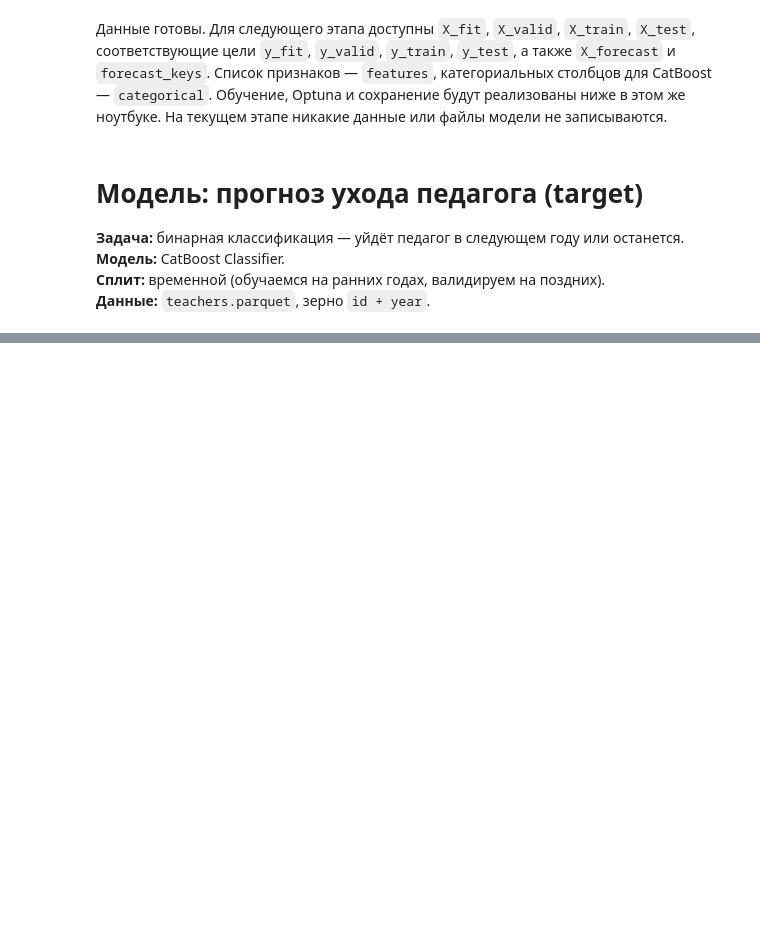
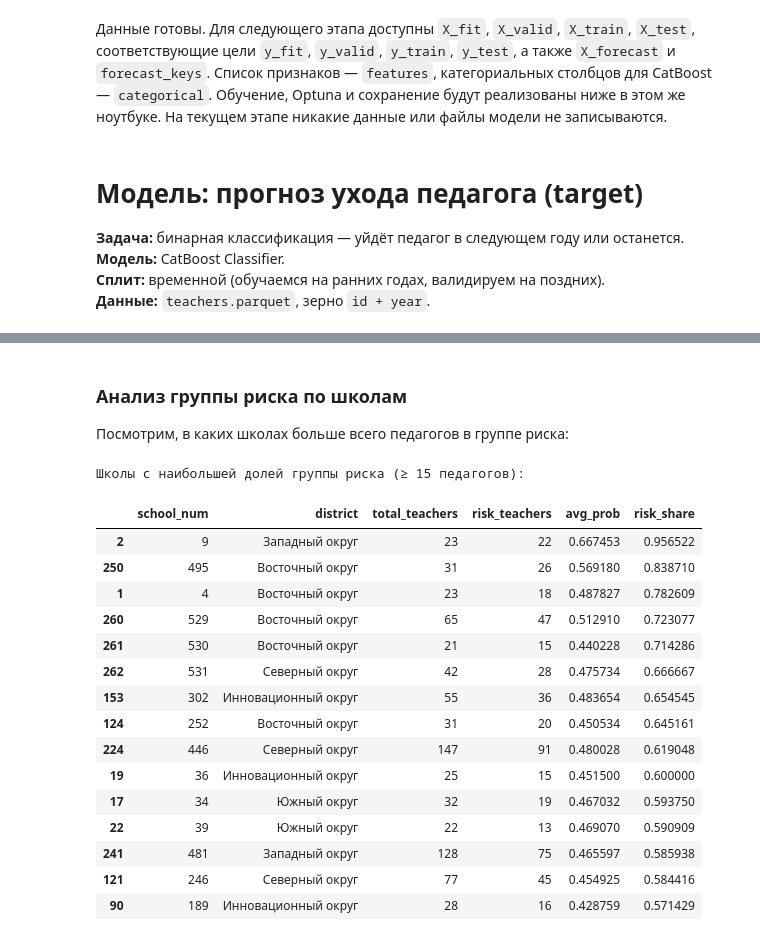
Before and after one commit to Ar4eRSp/hr-teachers, a Jupyter notebook: prototype/model.ipynb, the cells around one changed output, grey strips where cells are left out. Drawn from its saved outputs; the diff is of its cells as text; code cells hidden in the pictures; blank space fills up the shorter version.

```diff
--- a/prototype/model.ipynb
+++ b/prototype/model.ipynb
@@ -237,11 +122,0 @@ Valid: 17394 строк, год [2023]
-# %%
-X_train = train[feature_cols]
-y_train = train["target"]
-
-X_valid = valid[feature_cols]
-y_valid = valid["target"]
-
-cat_indices = [feature_cols.index(c) for c in cat_cols]
-
-train_pool = Pool(X_train, y_train, cat_features=cat_indices)
-valid_pool = Pool(X_valid, y_valid, cat_features=cat_indices)
@@ -457,0 +375,48 @@ print(f"   - Метаданные: artifacts.pkl (порог={optimal_threshold:
+# %% [markdown]
+### Анализ группы риска по школам
+Посмотрим, в каких школах больше всего педагогов в группе риска:
+# %%
+forecast_full = forecast_df.merge(
+    df[df['year'] == 2024][['id', 'school_num', 'district']],
+    on='id',
+    how='left'
+)
+
+MIN_SCHOOL_SIZE = 15  # минимум педагогов для значимости
+
+school_risk = (
+    forecast_full.groupby(['school_num', 'district'])
+    .agg(
+        total_teachers=('id', 'count'),
+        risk_teachers=('risk_group', 'sum'),
+        avg_prob=('prob_leave', 'mean')
+    )
+    .reset_index()
+)
+
+school_risk['risk_share'] = school_risk['risk_teachers'] / school_risk['total_teachers']
+
+# Фильтруем малые школы
+school_risk = school_risk[school_risk['total_teachers'] >= MIN_SCHOOL_SIZE]
+school_risk = school_risk.sort_values('risk_share', ascending=False)
+
+print(f"Школы с наибольшей долей группы риска (≥ {MIN_SCHOOL_SIZE} педагогов):")
+school_risk.head(15)
+# %% [output]
+Школы с наибольшей долей группы риска (≥ 15 педагогов):
+|  | school_num | district | total_teachers | risk_teachers | avg_prob | risk_share |
+| 2 | 9 | Западный округ | 23 | 22 | 0.667453 | 0.956522 |
+| 250 | 495 | Восточный округ | 31 | 26 | 0.569180 | 0.838710 |
+| 1 | 4 | Восточный округ | 23 | 18 | 0.487827 | 0.782609 |
+| 260 | 529 | Восточный округ | 65 | 47 | 0.512910 | 0.723077 |
+| 261 | 530 | Восточный округ | 21 | 15 | 0.440228 | 0.714286 |
+| 262 | 531 | Северный округ | 42 | 28 | 0.475734 | 0.666667 |
+| 153 | 302 | Инновационный округ | 55 | 36 | 0.483654 | 0.654545 |
+| 124 | 252 | Восточный округ | 31 | 20 | 0.450534 | 0.645161 |
+| 224 | 446 | Северный округ | 147 | 91 | 0.480028 | 0.619048 |
+| 19 | 36 | Инновационный округ | 25 | 15 | 0.451500 | 0.600000 |
+| 17 | 34 | Южный округ | 32 | 19 | 0.467032 | 0.593750 |
+| 22 | 39 | Южный округ | 22 | 13 | 0.469070 | 0.590909 |
+| 241 | 481 | Западный округ | 128 | 75 | 0.465597 | 0.585938 |
+| 121 | 246 | Северный округ | 77 | 45 | 0.454925 | 0.584416 |
+| 90 | 189 | Инновационный округ | 28 | 16 | 0.428759 | 0.571429 |
```
Also changed, not shown: parts of 38 cells of this notebook, 10 other files.
